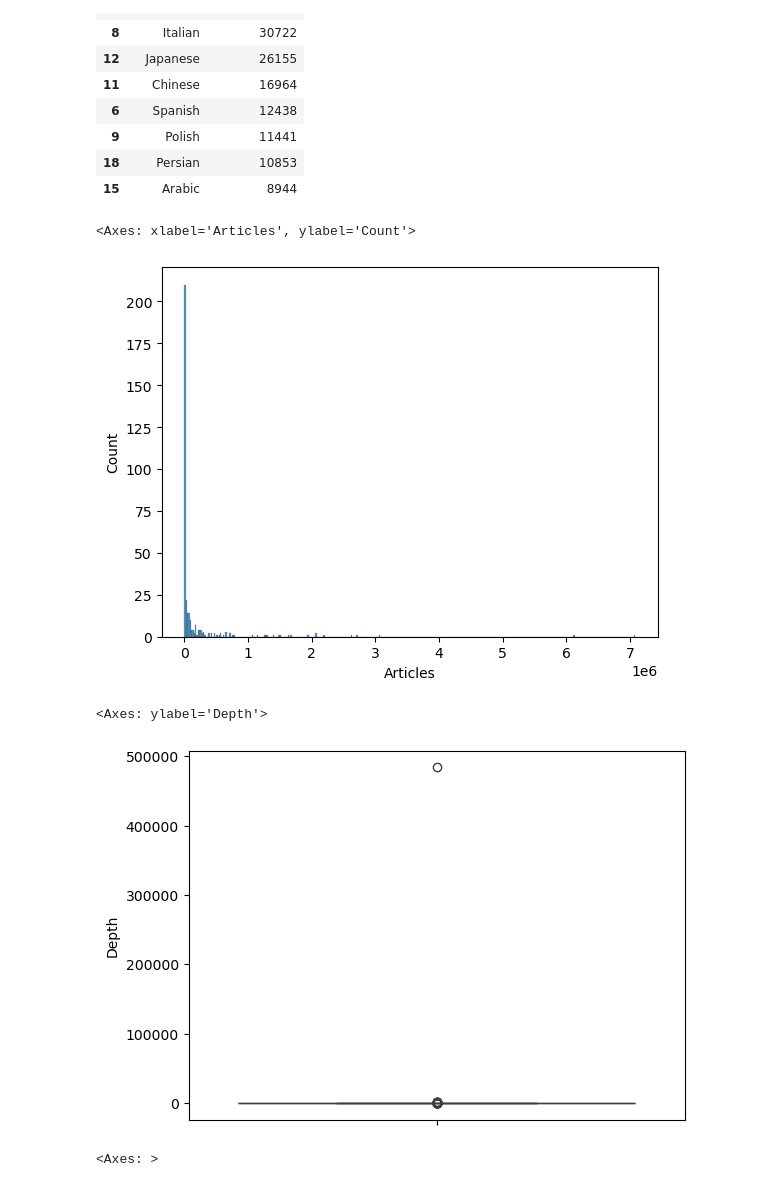
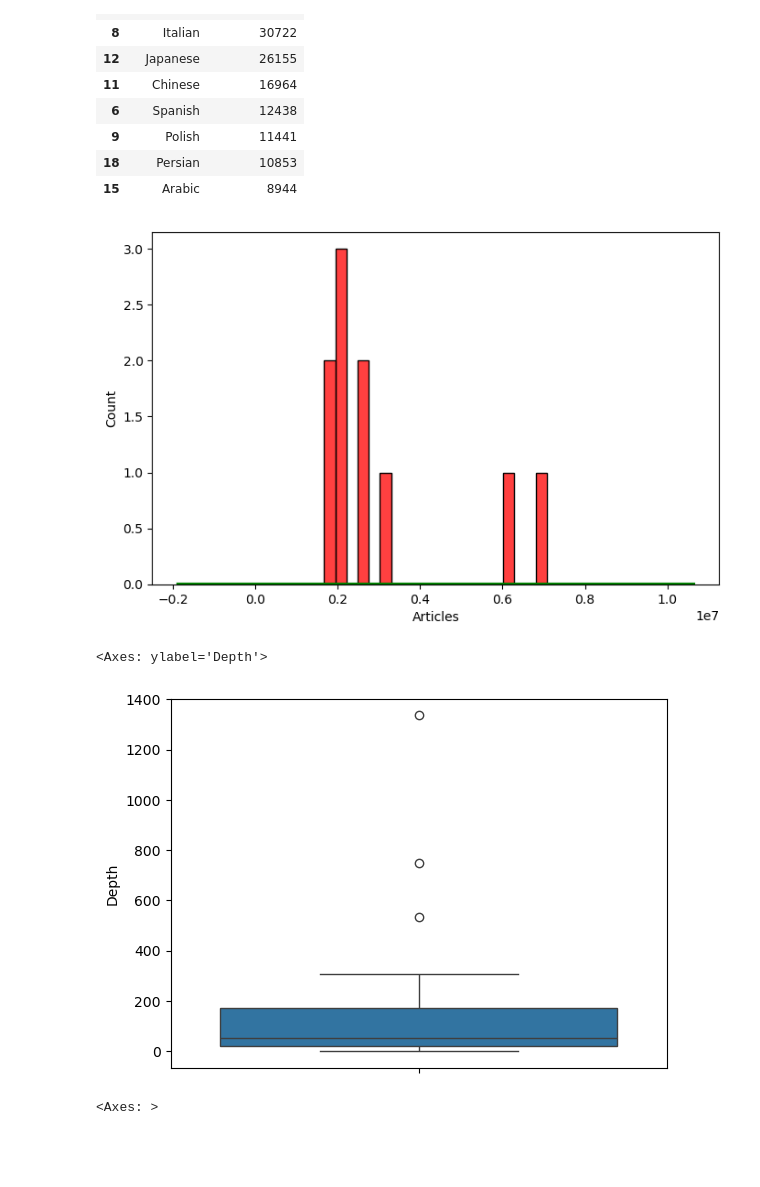
Before and after one commit to mvardhan2003/Wikipedia-Data-Analysis, a Jupyter notebook: Eda_on_wikipedias.ipynb, the cells around one changed output. Cells and saved outputs as stored; diff of their text form; code cells hidden in the pictures; blank space fills up the shorter version.

```diff
--- a/Eda_on_wikipedias.ipynb
+++ b/Eda_on_wikipedias.ipynb
@@ -264,15 +269,19 @@ top_10_activeusers
 | 18 | Persian | 10853 |
 | 15 | Arabic | 8944 |
 # %%
-sns.histplot(df,x="Articles")
+plt.figure(figsize=(8,5))
+
+sns.histplot(df['Articles'][:10], bins=20, color='red')        # histogram
+sns.kdeplot(df['Articles'][:10], color='green', linewidth=3)   # smooth line
+
+plt.show()
 # %% [output]
-<Axes: xlabel='Articles', ylabel='Count'>
-[figure, old version]
+[figure, new version]
 # %%
-sns.boxplot(df,y="Depth")
+sns.boxplot(df.iloc[:50,:],y="Depth")
 # %% [output]
 <Axes: ylabel='Depth'>
-[figure, old version]
+[figure, new version]
 # %%
 df[df['Articles']<50000]["Articles"].plot(kind="box")
 # %% [output]
```
Also changed, not shown: parts of 22 cells of this notebook, 2 other files.
